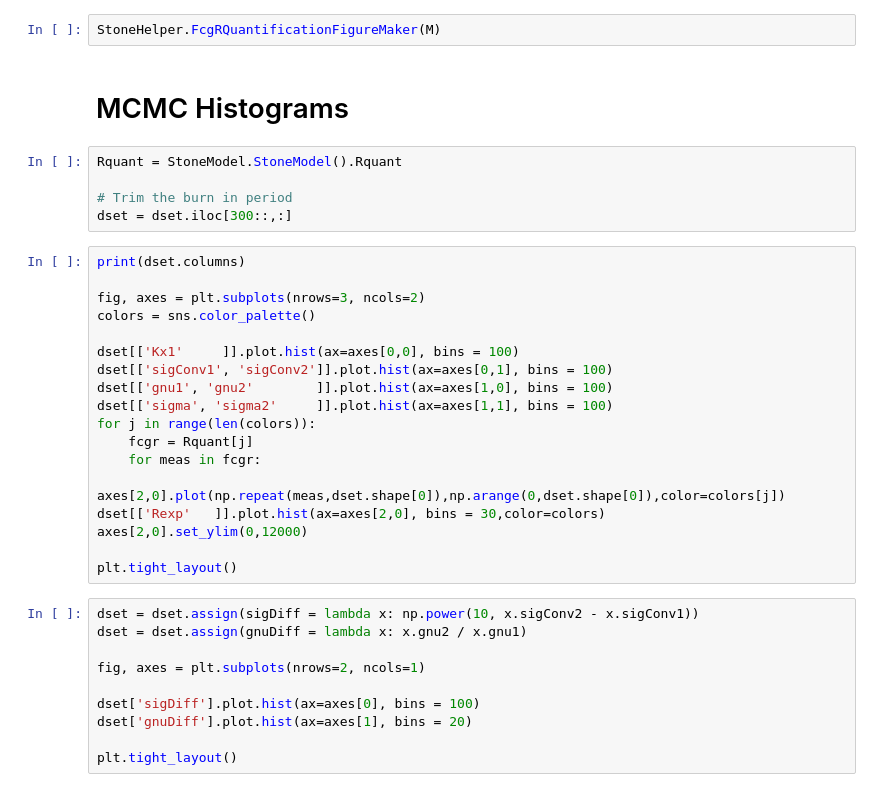
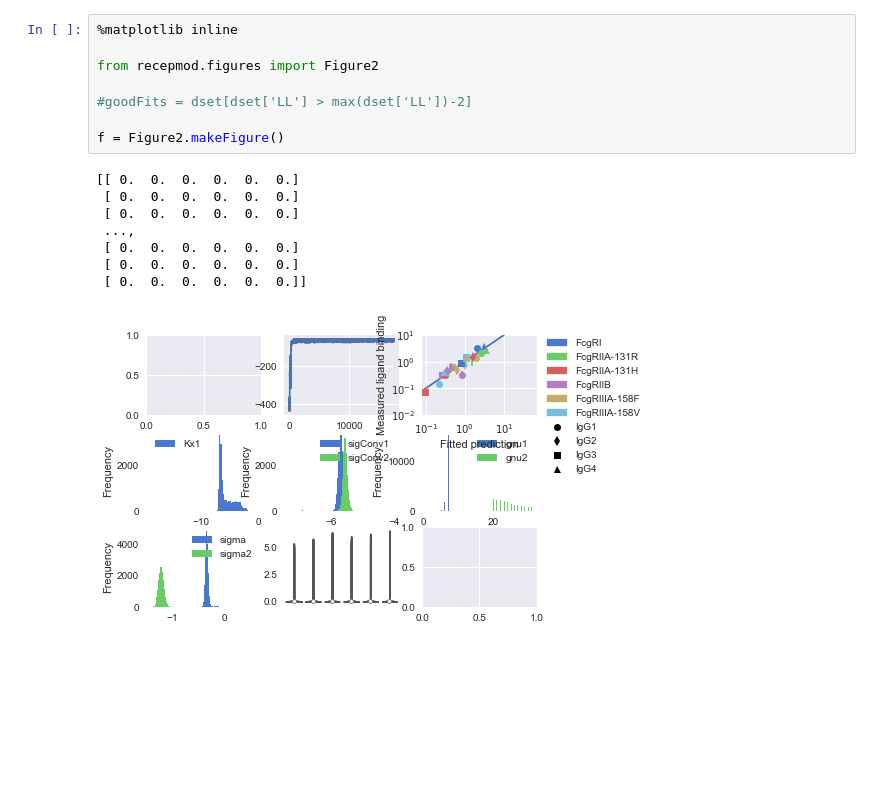
Before and after one commit to meyer-lab/FcgR-binding, a Jupyter notebook: Chain Analysis.ipynb, the cells around one changed output. Drawn from its saved outputs; the diff is of its cells as text; blank space fills up the shorter version.

Commit message:
Test Figure 2.

```diff
--- a/Chain Analysis.ipynb
+++ b/Chain Analysis.ipynb
@@ -42,37 +1,17 @@ StoneHelper.mfiAdjMeanFigureMaker(M)
-# %%
-StoneHelper.FcgRQuantificationFigureMaker(M)
-# %% [markdown]
-# MCMC Histograms
-# %%
-Rquant = StoneModel.StoneModel().Rquant
-
-# Trim the burn in period
-dset = dset.iloc[300::,:]
-# %%
-print(dset.columns)
-
-fig, axes = plt.subplots(nrows=3, ncols=2)
-colors = sns.color_palette()
-
-dset[['Kx1'     ]].plot.hist(ax=axes[0,0], bins = 100)
-dset[['sigConv1', 'sigConv2']].plot.hist(ax=axes[0,1], bins = 100)
-dset[['gnu1', 'gnu2'        ]].plot.hist(ax=axes[1,0], bins = 100)
-dset[['sigma', 'sigma2'     ]].plot.hist(ax=axes[1,1], bins = 100)
-for j in range(len(colors)):
-    fcgr = Rquant[j]
-    for meas in fcgr:
-        axes[2,0].plot(np.repeat(meas,dset.shape[0]),np.arange(0,dset.shape[0]),color=colors[j])
-dset[['Rexp'   ]].plot.hist(ax=axes[2,0], bins = 30,color=colors)
-axes[2,0].set_ylim(0,12000)
-
-plt.tight_layout()
-# %%
-dset = dset.assign(sigDiff = lambda x: np.power(10, x.sigConv2 - x.sigConv1))
-dset = dset.assign(gnuDiff = lambda x: x.gnu2 / x.gnu1)
-
-fig, axes = plt.subplots(nrows=2, ncols=1)
-
-dset['sigDiff'].plot.hist(ax=axes[0], bins = 100)
-dset['gnuDiff'].plot.hist(ax=axes[1], bins = 20)
-
-plt.tight_layout()
+# %%
+%matplotlib inline
+
+from recepmod.figures import Figure2
+
+#goodFits = dset[dset['LL'] > max(dset['LL'])-2]
+
+f = Figure2.makeFigure()
+# %% [output]
+[[ 0.  0.  0.  0.  0.  0.]
+ [ 0.  0.  0.  0.  0.  0.]
+ [ 0.  0.  0.  0.  0.  0.]
+ ...,
+ [ 0.  0.  0.  0.  0.  0.]
+ [ 0.  0.  0.  0.  0.  0.]
+ [ 0.  0.  0.  0.  0.  0.]]
+[figure, added]
```
Also changed, not shown: parts of 8 cells of this notebook, 1 other file.
